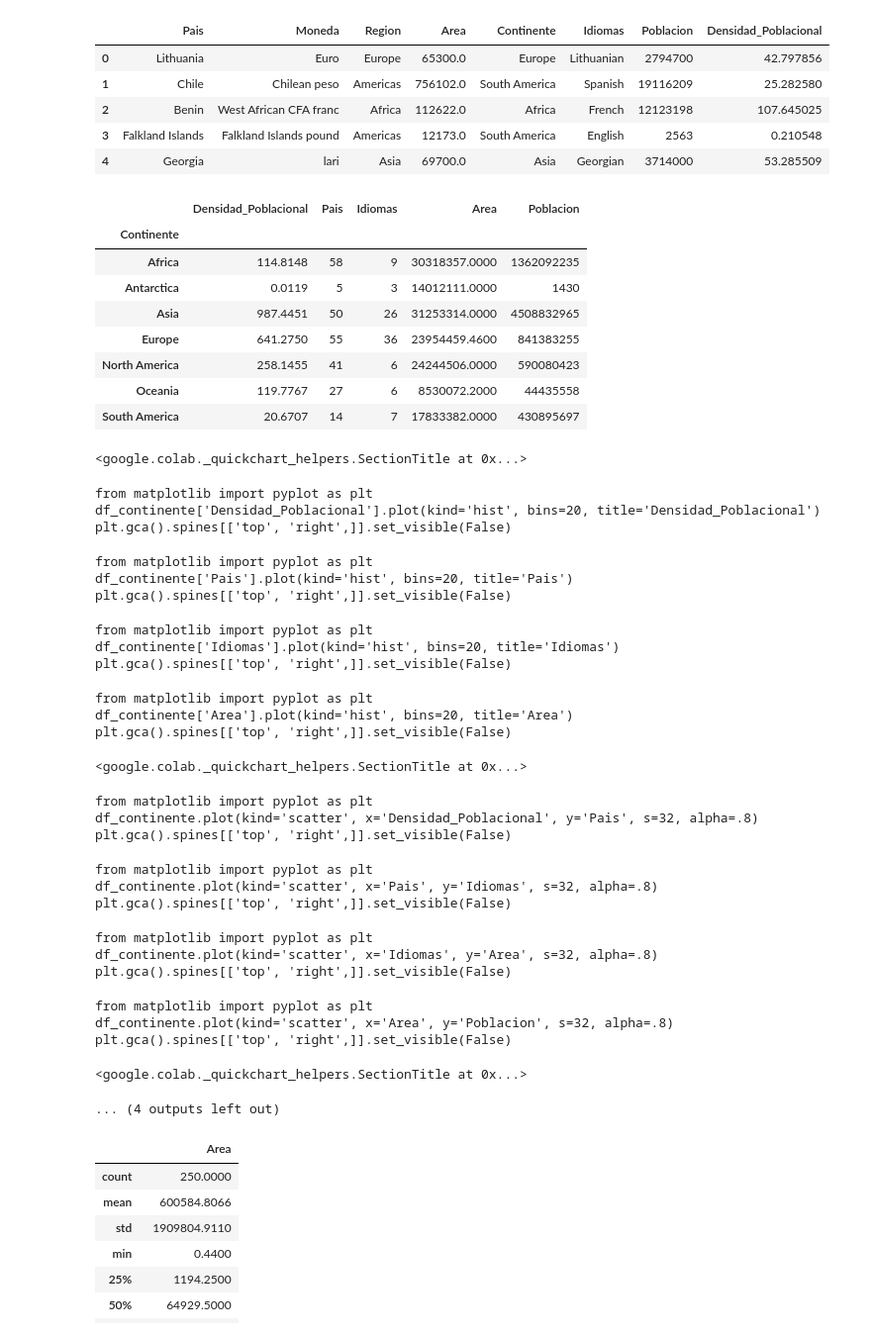
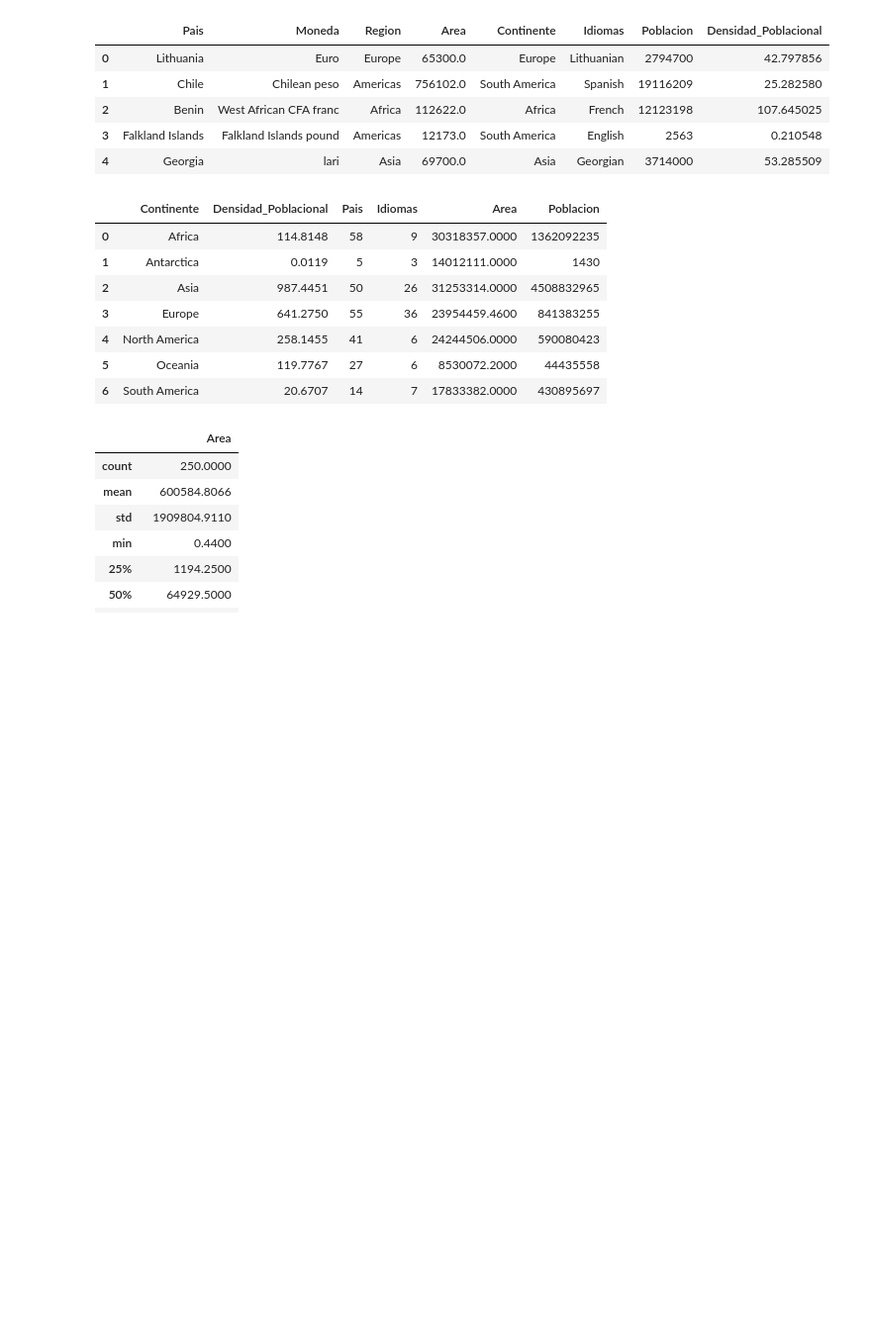
Before and after one commit to erickgnfi-dotcom/Analisis-Exploratorio-de-Datos-con-Pandas, a Jupyter notebook: ETL_restcountries_API.ipynb, the cells around one changed output. Shown: that part at 99% size. Cells and saved outputs as stored; diff of their text form; code cells hidden in the pictures; blank space fills up the shorter version.

```diff
--- a/ETL_restcountries_API.ipynb
+++ b/ETL_restcountries_API.ipynb
@@ -69,54 +69,26 @@ df.head()
 # %%
 #Crear resumen por continente
 
 df_densidad = pd.DataFrame(df.groupby('Continente')['Densidad_Poblacional'].mean())
 df_cuenta_paises = pd.DataFrame(df.groupby('Continente')['Pais'].count())
 df_cuenta_idiomas = df.groupby('Continente')['Idiomas'].nunique()
 df_complemento = df.groupby('Continente')[['Area', 'Poblacion']].sum()
 
 df_continente = df_densidad.merge(df_cuenta_paises, on='Continente', how='left')
 df_continente = df_continente.merge(df_cuenta_idiomas, on='Continente', how='left')
 df_continente = df_continente.merge(df_complemento, on='Continente', how='left')
 
+df_continente.reset_index(inplace=True)
 df_continente
 # %% [output]
-|  | Densidad_Poblacional | Pais | Idiomas | Area | Poblacion |
-| Continente |  |  |  |  |  |
-| Africa | 114.8148 | 58 | 9 | 30318357.0000 | 1362092235 |
-| Antarctica | 0.0119 | 5 | 3 | 14012111.0000 | 1430 |
-| Asia | 987.4451 | 50 | 26 | 31253314.0000 | 4508832965 |
-| Europe | 641.2750 | 55 | 36 | 23954459.4600 | 841383255 |
-| North America | 258.1455 | 41 | 6 | 24244506.0000 | 590080423 |
-| Oceania | 119.7767 | 27 | 6 | 8530072.2000 | 44435558 |
-| South America | 20.6707 | 14 | 7 | 17833382.0000 | 430895697 |
+|  | Continente | Densidad_Poblacional | Pais | Idiomas | Area | Poblacion |
+| 0 | Africa | 114.8148 | 58 | 9 | 30318357.0000 | 1362092235 |
+| 1 | Antarctica | 0.0119 | 5 | 3 | 14012111.0000 | 1430 |
+| 2 | Asia | 987.4451 | 50 | 26 | 31253314.0000 | 4508832965 |
+| 3 | Europe | 641.2750 | 55 | 36 | 23954459.4600 | 841383255 |
+| 4 | North America | 258.1455 | 41 | 6 | 24244506.0000 | 590080423 |
+| 5 | Oceania | 119.7767 | 27 | 6 | 8530072.2000 | 44435558 |
+| 6 | South America | 20.6707 | 14 | 7 | 17833382.0000 | 430895697 |
-<google.colab._quickchart_helpers.SectionTitle at 0x...>
-from matplotlib import pyplot as plt
-df_continente['Densidad_Poblacional'].plot(kind='hist', bins=20, title='Densidad_Poblacional')
-plt.gca().spines[['top', 'right',]].set_visible(False)
-from matplotlib import pyplot as plt
-df_continente['Pais'].plot(kind='hist', bins=20, title='Pais')
-plt.gca().spines[['top', 'right',]].set_visible(False)
-from matplotlib import pyplot as plt
-df_continente['Idiomas'].plot(kind='hist', bins=20, title='Idiomas')
-plt.gca().spines[['top', 'right',]].set_visible(False)
-from matplotlib import pyplot as plt
-df_continente['Area'].plot(kind='hist', bins=20, title='Area')
-plt.gca().spines[['top', 'right',]].set_visible(False)
-<google.colab._quickchart_helpers.SectionTitle at 0x...>
-from matplotlib import pyplot as plt
-df_continente.plot(kind='scatter', x='Densidad_Poblacional', y='Pais', s=32, alpha=.8)
-plt.gca().spines[['top', 'right',]].set_visible(False)
-from matplotlib import pyplot as plt
-df_continente.plot(kind='scatter', x='Pais', y='Idiomas', s=32, alpha=.8)
-plt.gca().spines[['top', 'right',]].set_visible(False)
-from matplotlib import pyplot as plt
-df_continente.plot(kind='scatter', x='Idiomas', y='Area', s=32, alpha=.8)
-plt.gca().spines[['top', 'right',]].set_visible(False)
-from matplotlib import pyplot as plt
-df_continente.plot(kind='scatter', x='Area', y='Poblacion', s=32, alpha=.8)
-plt.gca().spines[['top', 'right',]].set_visible(False)
-<google.colab._quickchart_helpers.SectionTitle at 0x...>
-... (4 outputs left out)
 # %%
 pd.set_option('display.float_format', '{:.4f}'.format)
 df['Area'].describe()
```
Also changed, not shown: parts of 3 cells of this notebook.
